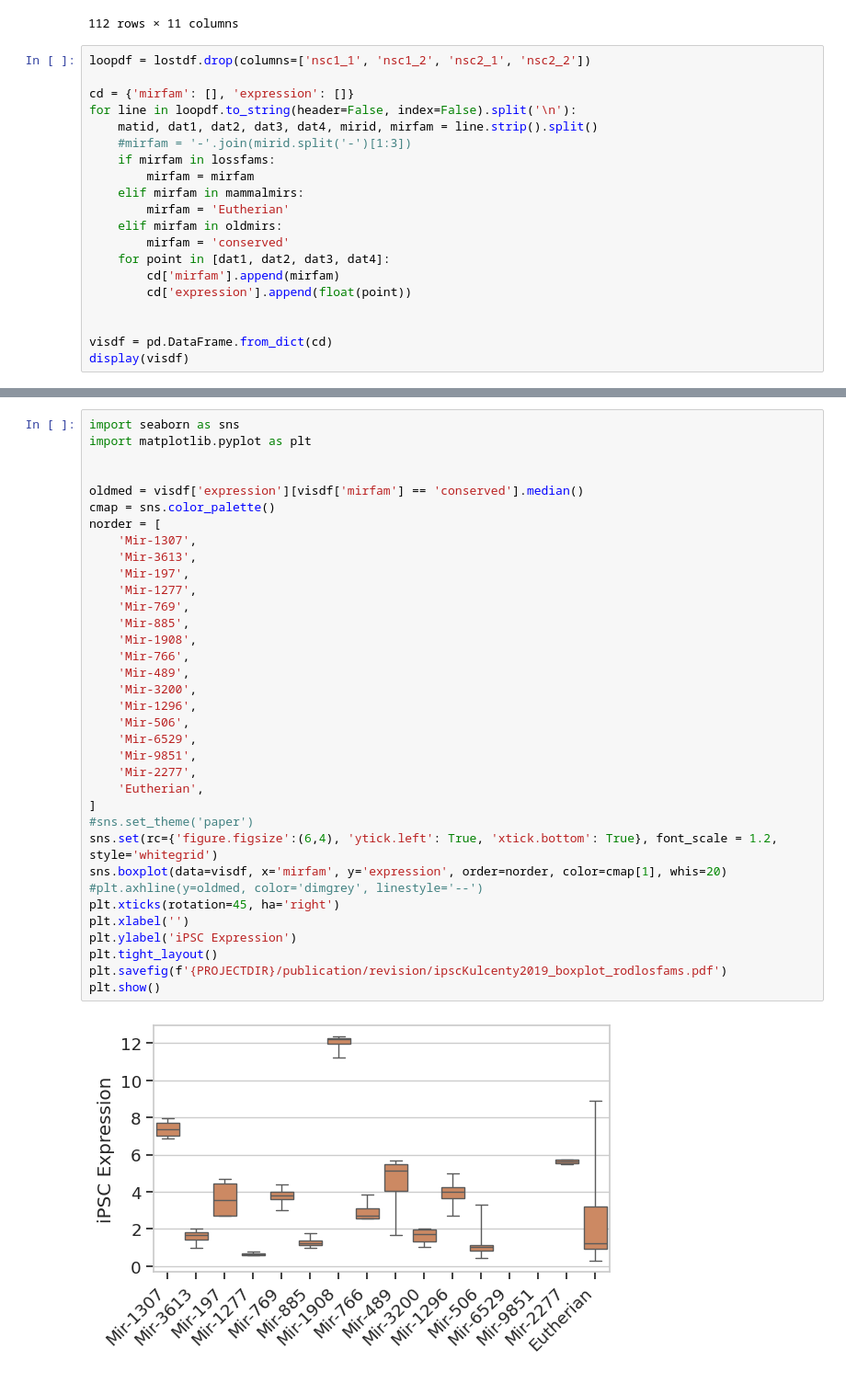
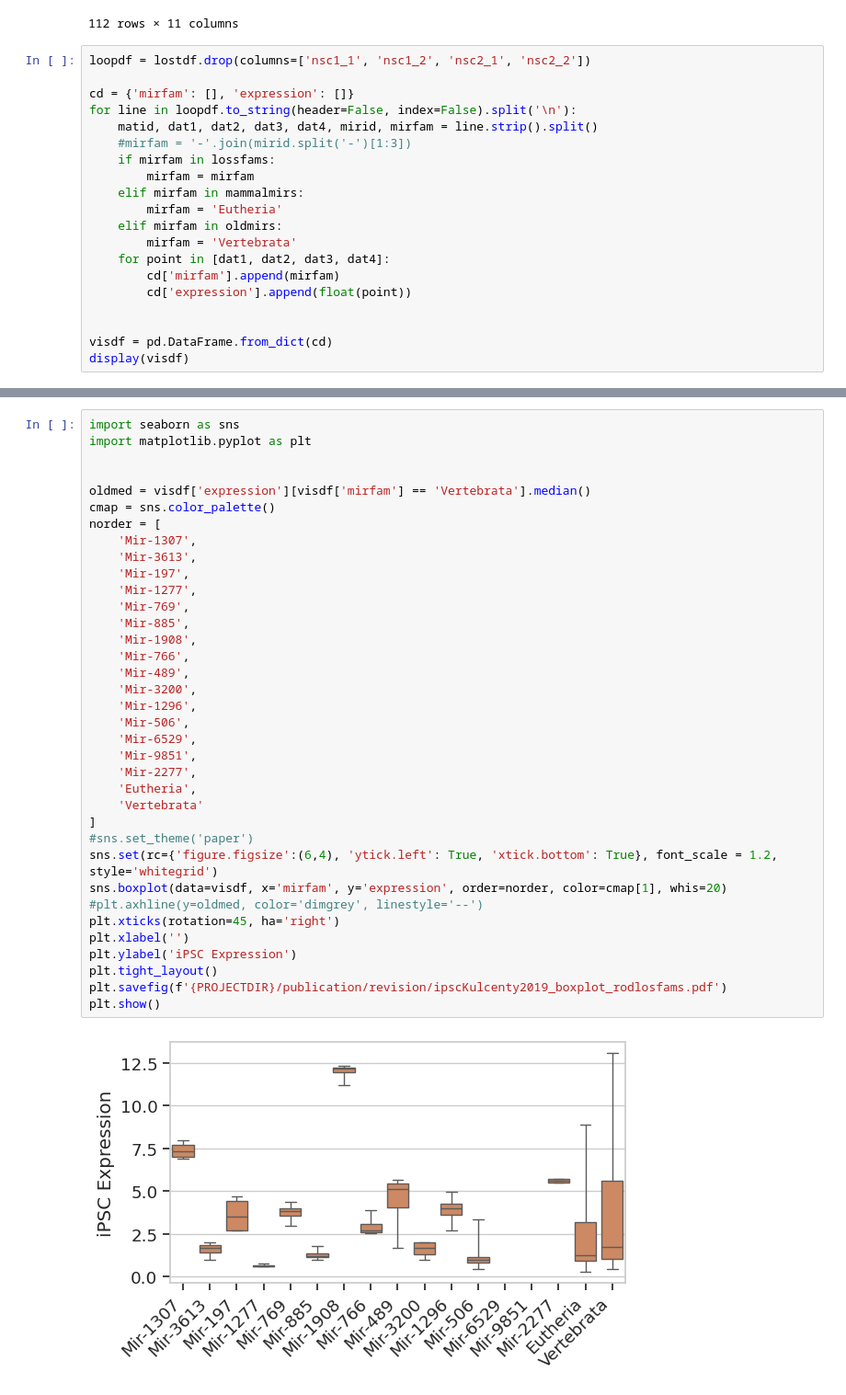
Before and after one commit to felixlangschied/rodent_loss, a Jupyter notebook: analyses/mirna_expression/notebooks/Kulcenty2019_iPSC_RNAseq.ipynb, the cells around one changed output, grey strips where cells are left out. Shown at 92% size. Cells and saved outputs as stored; diff of their text form.

```diff
--- a/analyses/mirna_expression/notebooks/Kulcenty2019_iPSC_RNAseq.ipynb
+++ b/analyses/mirna_expression/notebooks/Kulcenty2019_iPSC_RNAseq.ipynb
@@ -162,9 +162,9 @@ for line in loopdf.to_string(header=False, index=False).split('\n'):
     if mirfam in lossfams:
         mirfam = mirfam
     elif mirfam in mammalmirs:
-        mirfam = 'Eutherian'
+        mirfam = 'Eutheria'
     elif mirfam in oldmirs:
-        mirfam = 'conserved'
+        mirfam = 'Vertebrata'
     for point in [dat1, dat2, dat3, dat4]:
         cd['mirfam'].append(mirfam)
         cd['expression'].append(float(point))
@@ -191,35 +191,36 @@ import seaborn as sns
 import matplotlib.pyplot as plt
 
 
-oldmed = visdf['expression'][visdf['mirfam'] == 'conserved'].median()
+oldmed = visdf['expression'][visdf['mirfam'] == 'Vertebrata'].median()
 cmap = sns.color_palette()
 norder = [
     'Mir-1307',
     'Mir-3613',
     'Mir-197',
     'Mir-1277',
     'Mir-769',
     'Mir-885',
     'Mir-1908',
     'Mir-766',
     'Mir-489',
     'Mir-3200',
     'Mir-1296',
     'Mir-506',
     'Mir-6529',
     'Mir-9851',
     'Mir-2277',
-    'Eutherian',
+    'Eutheria',
+    'Vertebrata'
 ]
 #sns.set_theme('paper')
 sns.set(rc={'figure.figsize':(6,4), 'ytick.left': True, 'xtick.bottom': True}, font_scale = 1.2, style='whitegrid')
 sns.boxplot(data=visdf, x='mirfam', y='expression', order=norder, color=cmap[1], whis=20)
 #plt.axhline(y=oldmed, color='dimgrey', linestyle='--')
 plt.xticks(rotation=45, ha='right')
 plt.xlabel('')
 plt.ylabel('iPSC Expression')
 plt.tight_layout()
 plt.savefig(f'{PROJECTDIR}/publication/revision/ipscKulcenty2019_boxplot_rodlosfams.pdf')
 plt.show()
 # %% [output]
-[figure, old version]
+[figure, new version]
```
Also changed, not shown: parts of 1 cell of this notebook, 3 other files.
